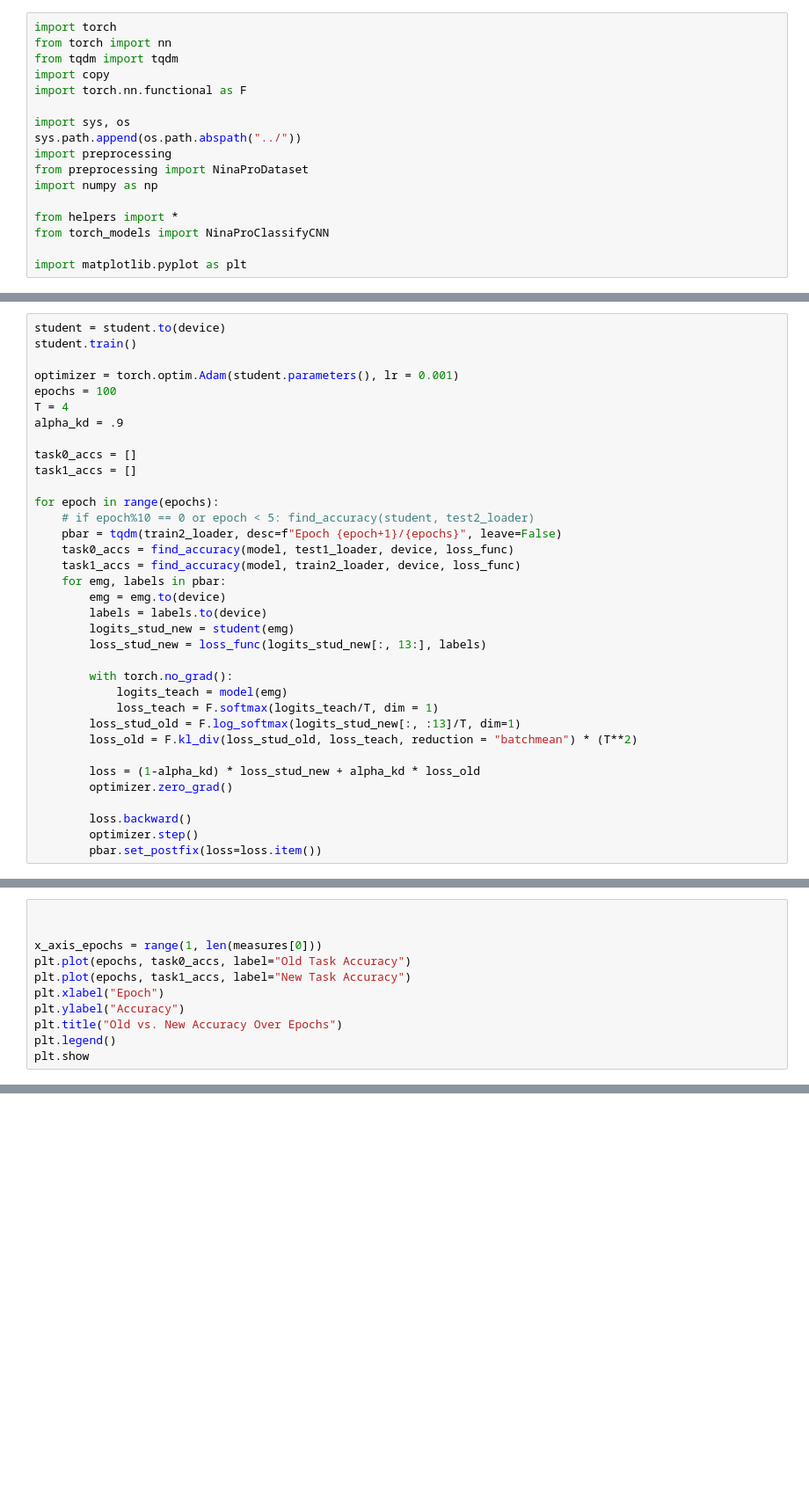
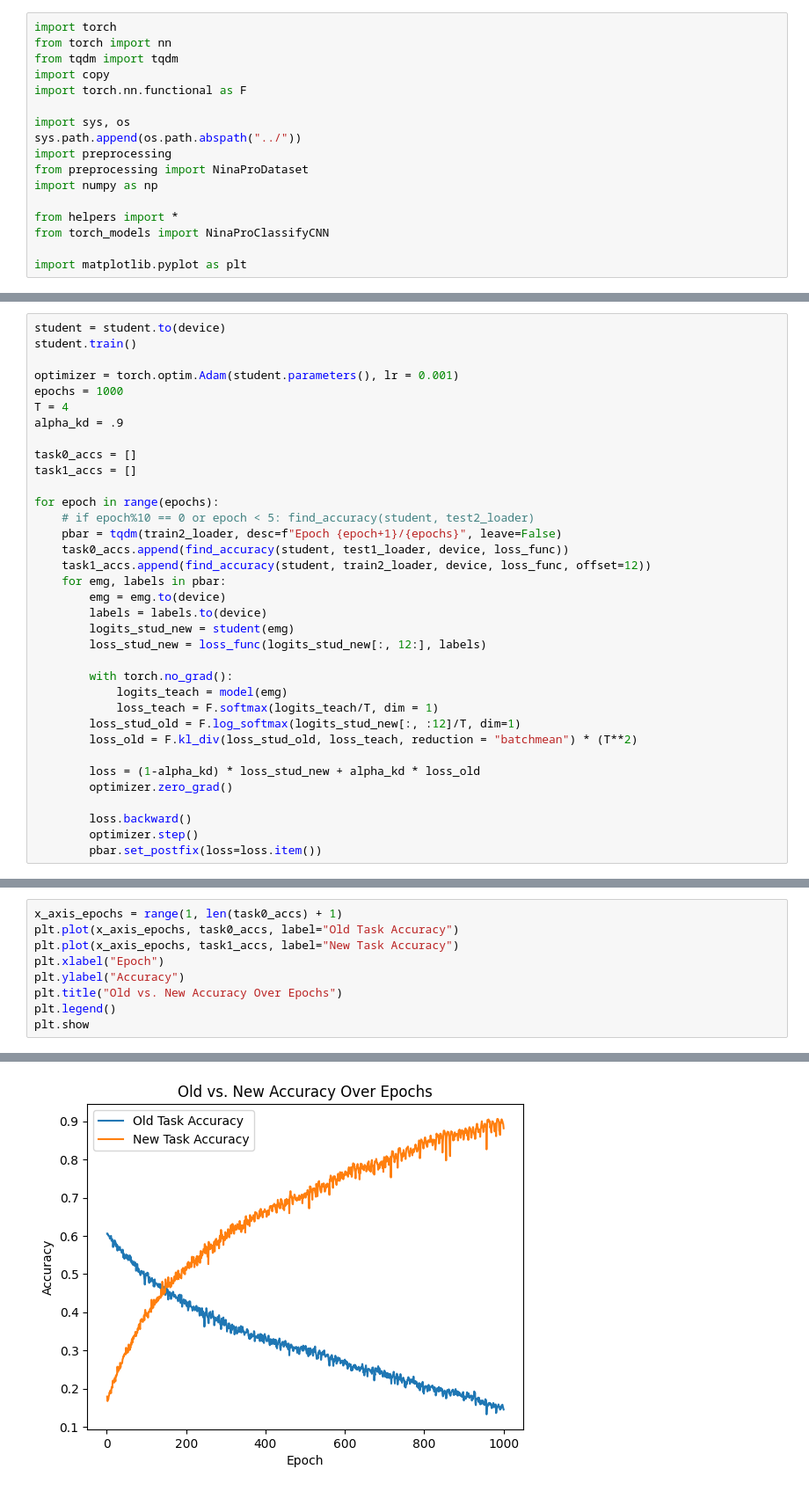
Before and after one commit to Tardigrades3/CMPM118-Winter2026, a Jupyter notebook: continual models/ninaPro_LWF_base_drop.ipynb, the cells around one changed output, grey strips where cells are left out. Shown at 88% size. Cells and saved outputs as stored; diff of their text form; blank space fills up the shorter version.

```diff
--- a/continual models/ninaPro_LWF_base_drop.ipynb
+++ b/continual models/ninaPro_LWF_base_drop.ipynb
@@ -140,7 +155,7 @@ student = student.to(device)
 student.train()
 
 optimizer = torch.optim.Adam(student.parameters(), lr = 0.001)
-epochs = 100
+epochs = 1000
 T = 4
 alpha_kd = .9
 
@@ -150,18 +165,18 @@ task1_accs = []
 for epoch in range(epochs):
     # if epoch%10 == 0 or epoch < 5: find_accuracy(student, test2_loader)
     pbar = tqdm(train2_loader, desc=f"Epoch {epoch+1}/{epochs}", leave=False)
-    task0_accs = find_accuracy(model, test1_loader, device, loss_func)
-    task1_accs = find_accuracy(model, train2_loader, device, loss_func)
+    task0_accs.append(find_accuracy(student, test1_loader, device, loss_func))
+    task1_accs.append(find_accuracy(student, train2_loader, device, loss_func, offset=12))
     for emg, labels in pbar:
         emg = emg.to(device)
         labels = labels.to(device)
         logits_stud_new = student(emg)
-        loss_stud_new = loss_func(logits_stud_new[:, 13:], labels)
+        loss_stud_new = loss_func(logits_stud_new[:, 12:], labels)
 
         with torch.no_grad():
             logits_teach = model(emg)
             loss_teach = F.softmax(logits_teach/T, dim = 1)
-        loss_stud_old = F.log_softmax(logits_stud_new[:, :13]/T, dim=1)
+        loss_stud_old = F.log_softmax(logits_stud_new[:, :12]/T, dim=1)
         loss_old = F.kl_div(loss_stud_old, loss_teach, reduction = "batchmean") * (T**2)
 
         loss = (1-alpha_kd) * loss_stud_new + alpha_kd * loss_old
@@ -173,11 +192,10 @@ for epoch in range(epochs):
 # %%
-
-
-x_axis_epochs = range(1, len(measures[0]))
-plt.plot(epochs, task0_accs, label="Old Task Accuracy")
-plt.plot(epochs, task1_accs, label="New Task Accuracy")
+x_axis_epochs = range(1, len(task0_accs) + 1)
+plt.plot(x_axis_epochs, task0_accs, label="Old Task Accuracy")
+plt.plot(x_axis_epochs, task1_accs, label="New Task Accuracy")
 plt.xlabel("Epoch")
 plt.ylabel("Accuracy")
 plt.title("Old vs. New Accuracy Over Epochs")
 plt.legend()
 plt.show
+# %% [output]
@@ -184,2 +203,3 @@ plt.show
+[figure, added]
 # %%
 print(f"Accuracy for old task")
```
Also changed, not shown: parts of 9 cells of this notebook, 13 other files.
